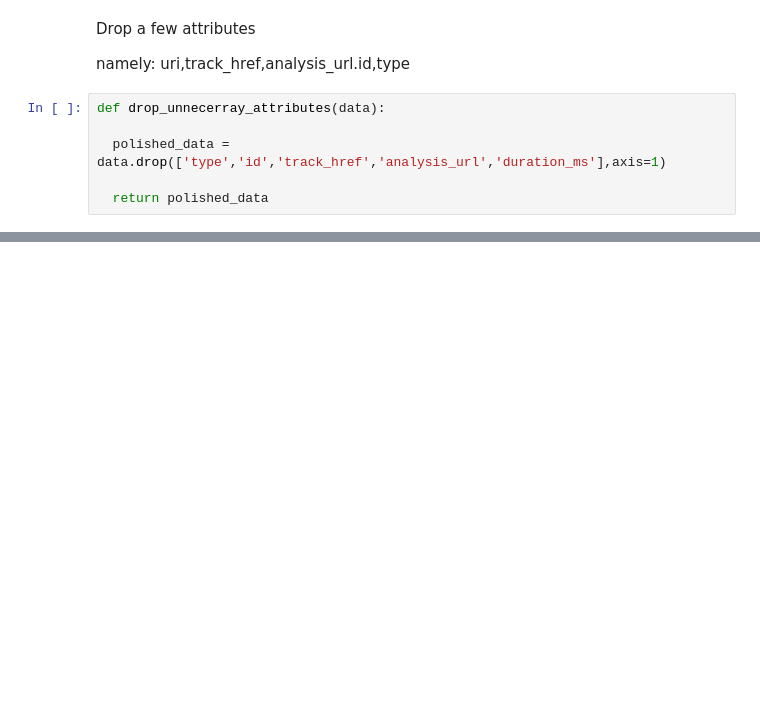
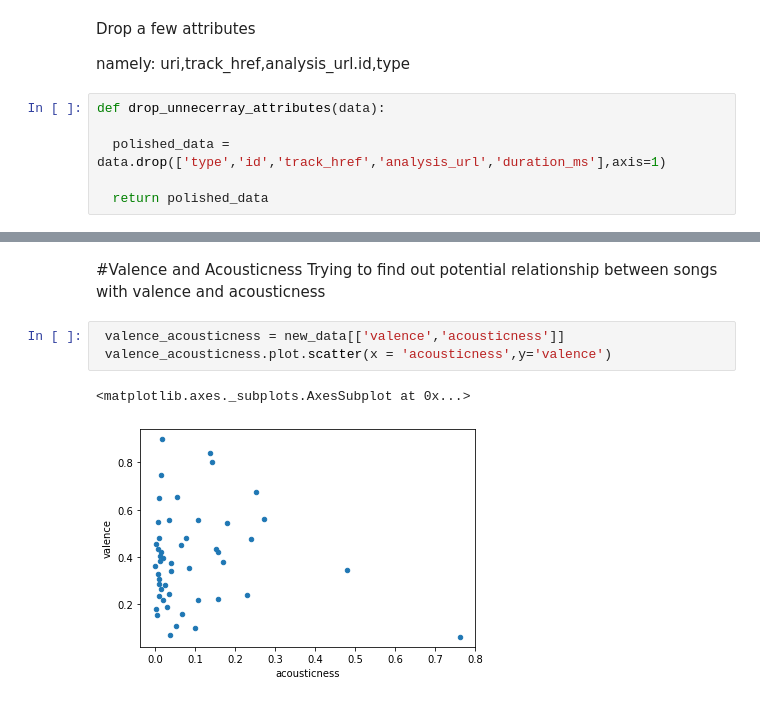
Before and after one commit to mosh98/spotify_dataset_exploration, a Jupyter notebook: Classifier_spotify_habits.ipynb, the cells around one changed output, grey strips where cells are left out. Drawn from its saved outputs; the diff is of its cells as text; blank space fills up the shorter version.

Commit message:
relations

```diff
--- a/Classifier_spotify_habits.ipynb
+++ b/Classifier_spotify_habits.ipynb
@@ -130,2 +133,11 @@ new_data
+# %% [markdown]
+#Valence and Acousticness
+Trying to find out potential relationship between songs with valence and acousticness
+# %%
+ valence_acousticness = new_data[['valence','acousticness']]
+ valence_acousticness.plot.scatter(x = 'acousticness',y='valence')
+# %% [output]
+<matplotlib.axes._subplots.AxesSubplot at 0x...>
+[figure, added]
 # %%
 
```
Also changed, not shown: parts of 11 cells of this notebook.
